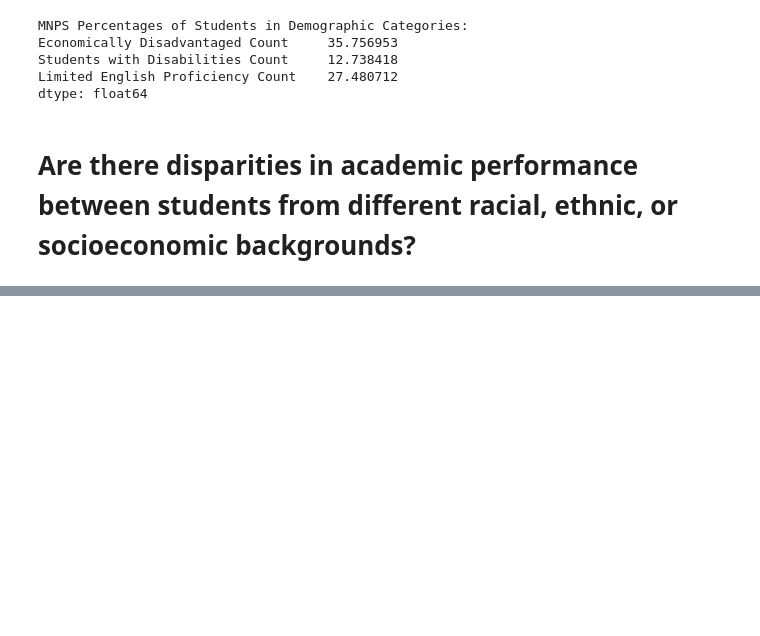
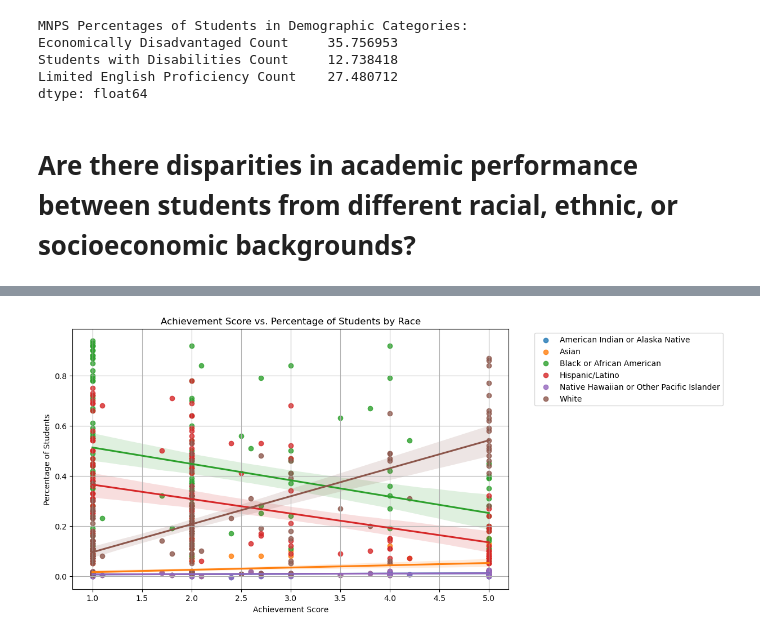
Before and after one commit to jessicabohannon/CAPSTONE, a Jupyter notebook: notebooks/capstone_eda.ipynb, the cells around one changed output, grey strips where cells are left out. Drawn from its saved outputs; the diff is of its cells as text; code cells hidden in the pictures; blank space fills up the shorter version.

```diff
--- a/notebooks/capstone_eda.ipynb
+++ b/notebooks/capstone_eda.ipynb
@@ -212,3 +253,14 @@ Limited English Proficiency Count    27.480712
 dtype: float64
 # %% [markdown]
 # Are there disparities in academic performance between students from different racial, ethnic, or socioeconomic backgrounds?
+# %%
+grade['ach_score'] = pd.to_numeric(grade['ach_score'], errors='coerce')
+grade['lg_score'] = pd.to_numeric(grade['lg_score'], errors='coerce')
+# %%
+# Merging enrollment and grade, to assign a grade to each school
+enrollment_and_academic = pd.merge(enrollment, grade[['school', 'ach_score', 'lg_score', 'lg_grade']], left_on='State School ID', right_on='school', how='left')
+
+# Dropping 'school' column
+enrollment_and_academic = enrollment_and_academic.drop(columns=['school'])
+
+enrollment_and_academic.head()
@@ -214,0 +274,25 @@ dtype: float64
+# %%
+# Scatterplot showing % racial groups vs. school's achievement score
+
+# Selecting columns
+racial_groups = ['American Indian or Alaska Native', 'Asian', 'Black or African American',
+                 'Hispanic/Latino', 'Native Hawaiian or Other Pacific Islander', 'White']
+
+columns = racial_groups + ['ach_score']
+
+# Dropping rows with missing values
+selected = enrollment_and_academic[columns].dropna()
+
+# Scatterplot with separate trendlines for each race
+plt.figure(figsize=(10, 6))
+for race in racial_groups:
+    sns.regplot(data=selected, x='ach_score', y=race, label=race) # add scatter=False to show only trendlines
+
+plt.xlabel('Achievement Score')
+plt.ylabel('Percentage of Students')
+plt.title('Achievement Score vs. Percentage of Students by Race')
+plt.legend(bbox_to_anchor=(1.05, 1), loc='upper left')
+plt.grid(True)
+plt.show()
+# %% [output]
+[figure, added]
```
Also changed, not shown: parts of 9 cells of this notebook.
